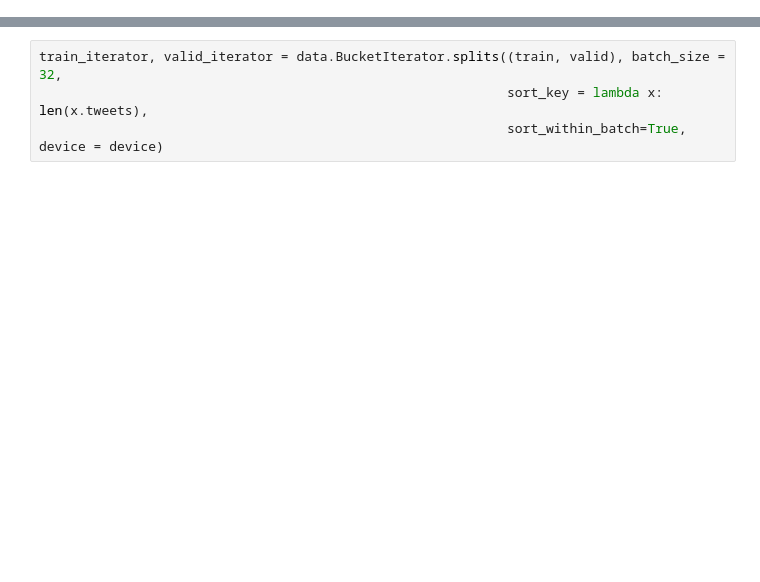
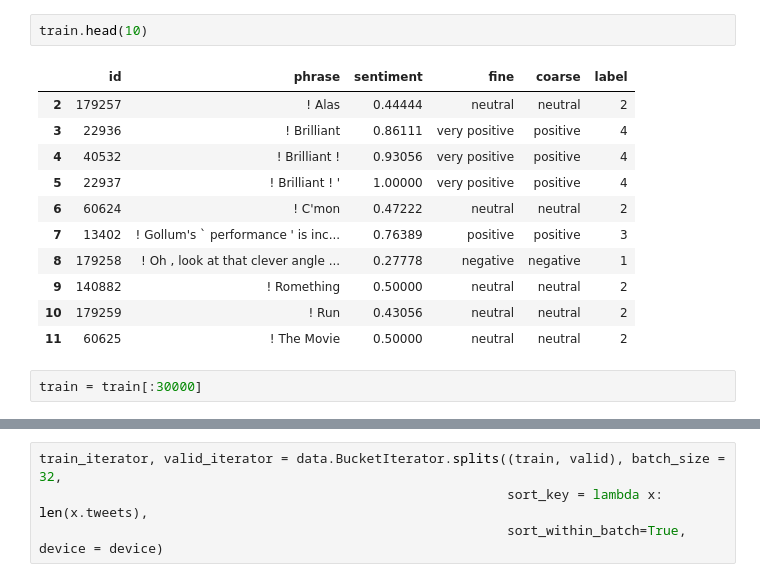
Before and after one commit to nikshrimali/TSAI_END, a Jupyter notebook: S7_HandsOn/Sentiment_Analysis_LSTM_RNN.ipynb, the cells around one changed output, grey strips where cells are left out. Cells and saved outputs as stored; diff of their text form; blank space fills up the shorter version.

```diff
--- a/S7_HandsOn/Sentiment_Analysis_LSTM_RNN.ipynb
+++ b/S7_HandsOn/Sentiment_Analysis_LSTM_RNN.ipynb
@@ -107,0 +270,16 @@ device = torch.device("cuda" if torch.cuda.is_available() else "cpu")
+# %%
+train.head(10)
+# %% [output]
+|  | id | phrase | sentiment | fine | coarse | label |
+| 2 | 179257 | ! Alas | 0.44444 | neutral | neutral | 2 |
+| 3 | 22936 | ! Brilliant | 0.86111 | very positive | positive | 4 |
+| 4 | 40532 | ! Brilliant ! | 0.93056 | very positive | positive | 4 |
+| 5 | 22937 | ! Brilliant ! ' | 1.00000 | very positive | positive | 4 |
+| 6 | 60624 | ! C'mon | 0.47222 | neutral | neutral | 2 |
+| 7 | 13402 | ! Gollum's ` performance ' is inc... | 0.76389 | positive | positive | 3 |
+| 8 | 179258 | ! Oh , look at that clever angle ... | 0.27778 | negative | negative | 1 |
+| 9 | 140882 | ! Romething | 0.50000 | neutral | neutral | 2 |
+| 10 | 179259 | ! Run | 0.43056 | neutral | neutral | 2 |
+| 11 | 60625 | ! The Movie | 0.50000 | neutral | neutral | 2 |
+# %%
+train = train[:30000]
```
Also changed, not shown: parts of 82 cells of this notebook.
